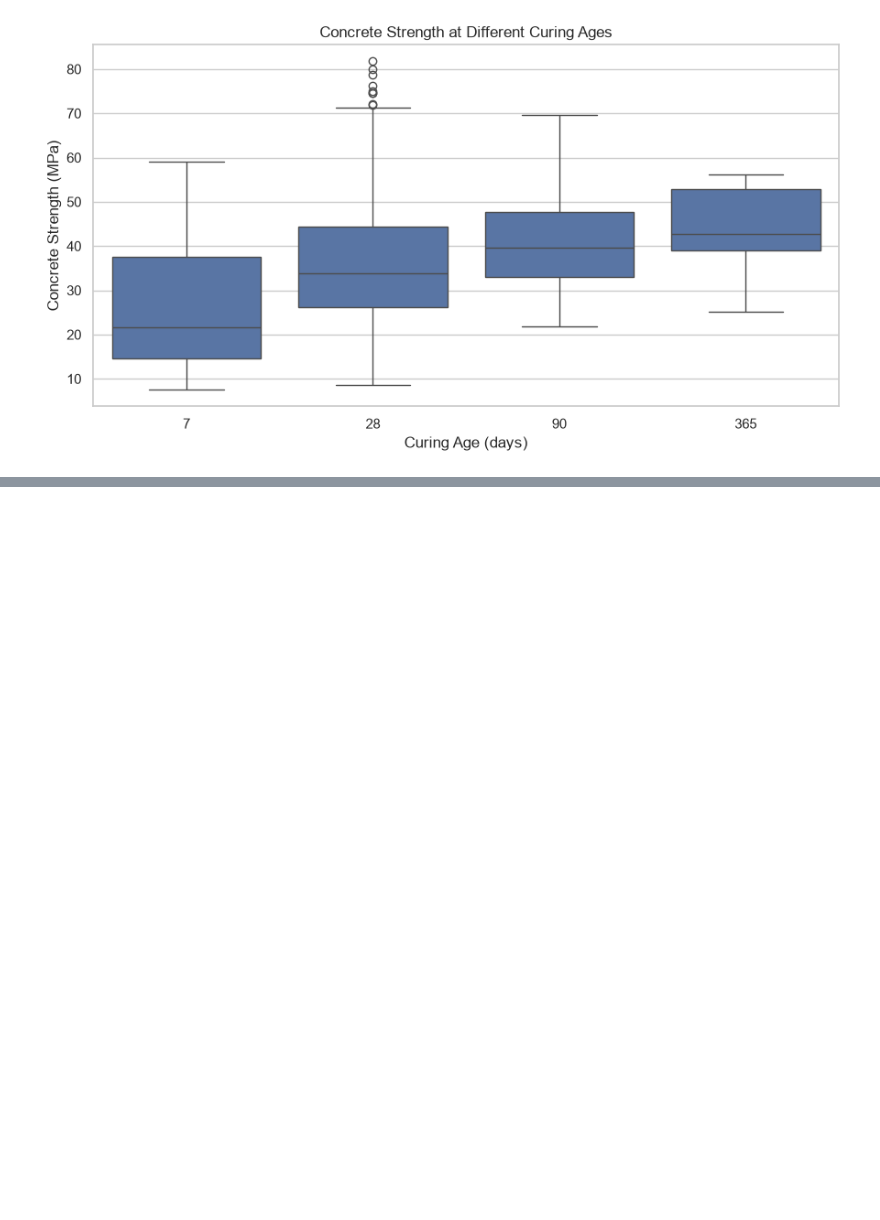
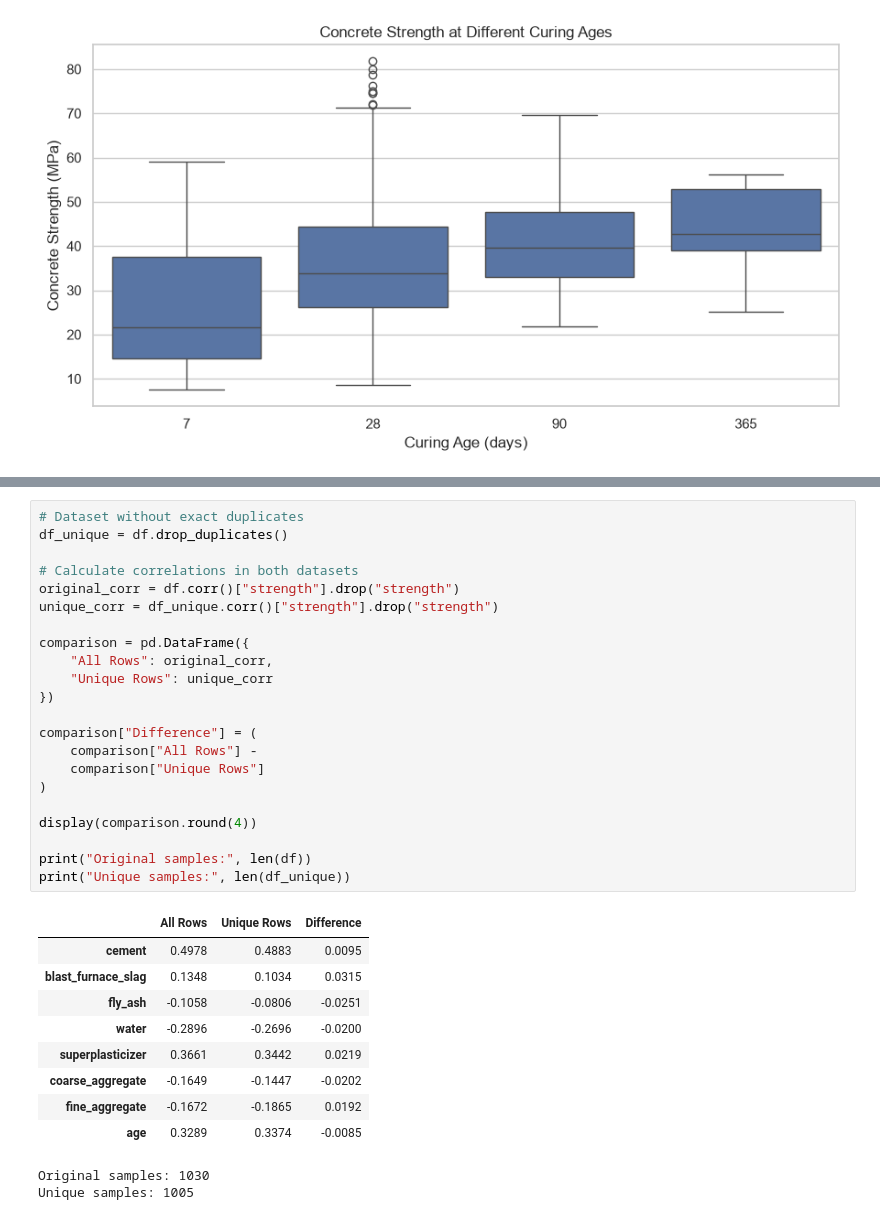
Before and after one commit to SandamiUpeksha/concrete-strength, a Jupyter notebook: notebooks/03_statistical_analysis.ipynb, the cells around one changed output, grey strips where cells are left out. Drawn from its saved outputs; the diff is of its cells as text; blank space fills up the shorter version.

```diff
--- a/notebooks/03_statistical_analysis.ipynb
+++ b/notebooks/03_statistical_analysis.ipynb
@@ -316,0 +667,34 @@ Further statistical analysis is required to understand the relationship between
+# %%
+# Dataset without exact duplicates
+df_unique = df.drop_duplicates()
+
+# Calculate correlations in both datasets
+original_corr = df.corr()["strength"].drop("strength")
+unique_corr = df_unique.corr()["strength"].drop("strength")
+
+comparison = pd.DataFrame({
+    "All Rows": original_corr,
+    "Unique Rows": unique_corr
+})
+
+comparison["Difference"] = (
+    comparison["All Rows"] -
+    comparison["Unique Rows"]
+)
+
+display(comparison.round(4))
+
+print("Original samples:", len(df))
+print("Unique samples:", len(df_unique))
+# %% [output]
+|  | All Rows | Unique Rows | Difference |
+| cement | 0.4978 | 0.4883 | 0.0095 |
+| blast_furnace_slag | 0.1348 | 0.1034 | 0.0315 |
+| fly_ash | -0.1058 | -0.0806 | -0.0251 |
+| water | -0.2896 | -0.2696 | -0.0200 |
+| superplasticizer | 0.3661 | 0.3442 | 0.0219 |
+| coarse_aggregate | -0.1649 | -0.1447 | -0.0202 |
+| fine_aggregate | -0.1672 | -0.1865 | 0.0192 |
+| age | 0.3289 | 0.3374 | -0.0085 |
+Original samples: 1030
+Unique samples: 1005
```
Also changed, not shown: parts of 12 cells of this notebook, 3 other files.
